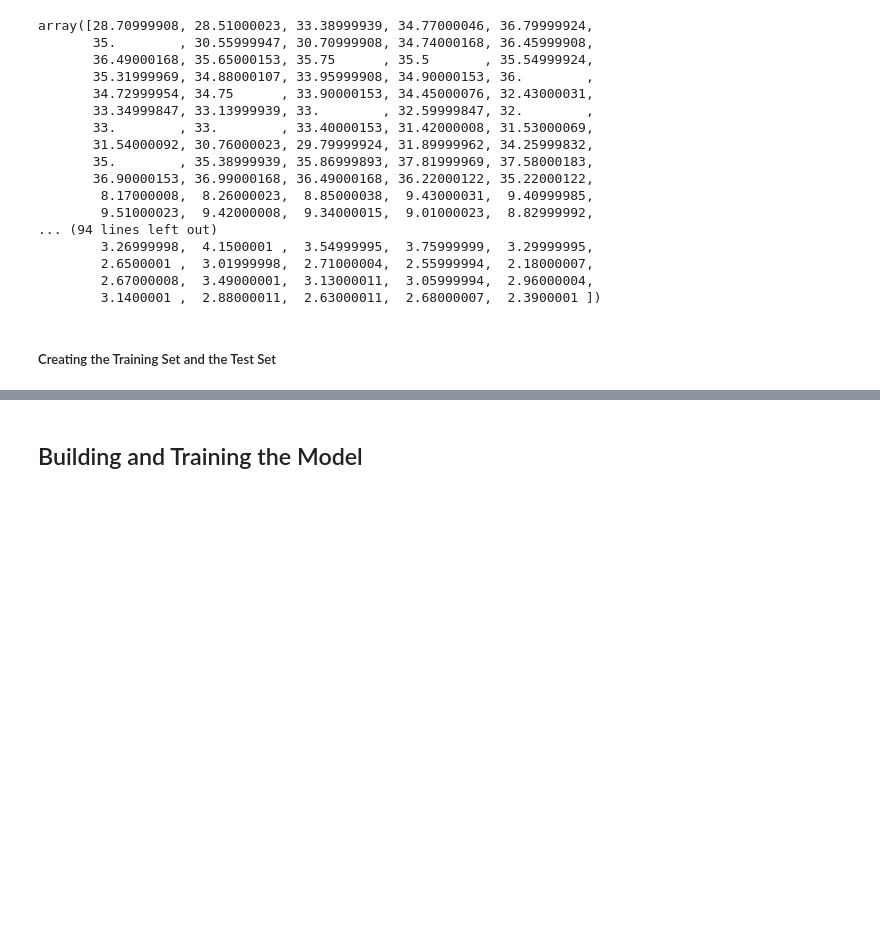
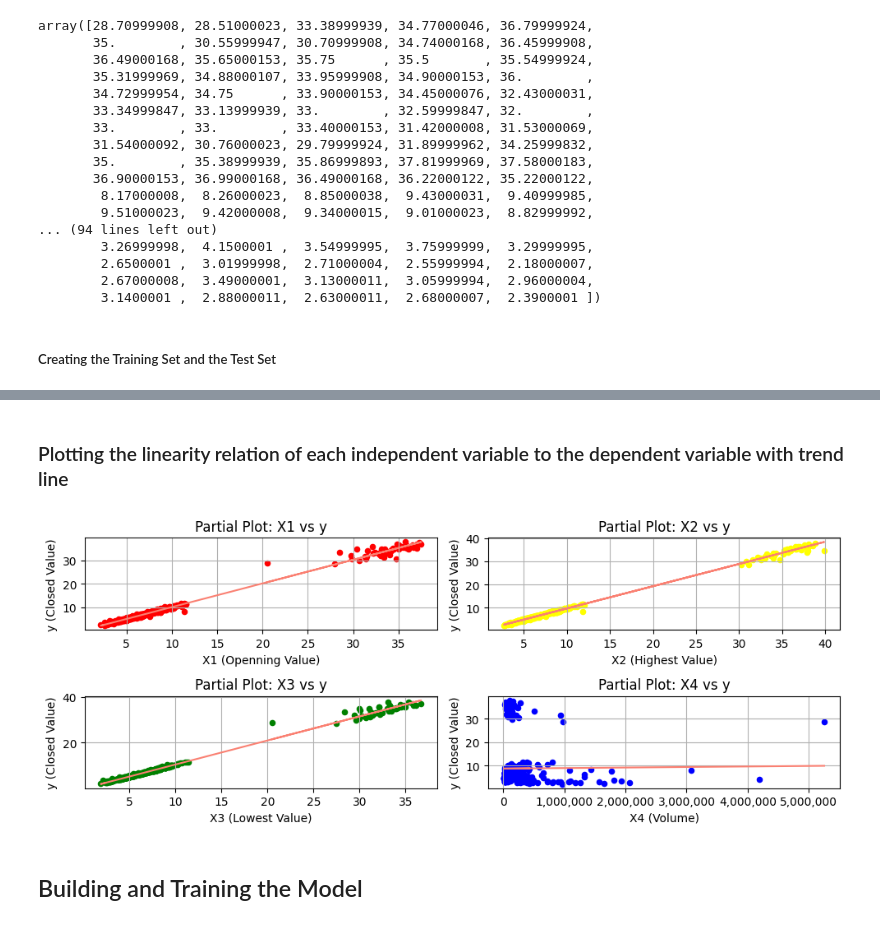
Before and after one commit to Bien21-00590/MeXE402_Midterm_ARNANTE_TOLENTINO, a Jupyter notebook: Linear Regression_Tolentino/Menlo Therapeutics Stock - Linear Regression.ipynb, the cells around one changed output, grey strips where cells are left out. Saved outputs shown, nothing was run; the diff lists cells and outputs as text; code cells hidden in the pictures; blank space fills up the shorter version.

```diff
--- a/Linear Regression_Tolentino/Menlo Therapeutics Stock - Linear Regression.ipynb
+++ b/Linear Regression_Tolentino/Menlo Therapeutics Stock - Linear Regression.ipynb
@@ -204,3 +216,59 @@ array([ 8.97999954,  4.80000019,  7.88000011,  9.67000008,  7.9000001 ,
+# %% [markdown]
+### Plotting the linearity relation of each independent variable to the dependent variable with trend line
+# %%
+X_index1 = X[:,0] # X0 index
+X_index2 = X[:,1] # X1 index
+X_index3 = X[:,2] # X2 index
+X_index4 = X[:,3] # X3 index
+
+# Plottting into 1 image
+
+fig, axs = plt.subplots(2, 2, figsize=(10, 4))
+
+# plot 1
+m, b = np.polyfit(X_index1,y, 1)
+axs[0, 0].scatter(X_index1, y, color='red', label='Openning Value', s = 20)
+axs[0, 0].set_xlabel('X1 (Openning Value)')
+axs[0, 0].set_ylabel('y (Closed Value)')
+axs[0, 0].set_title('Partial Plot: X1 vs y')
+axs[0, 0].plot(X_index1, X_index1 * m + b, color='salmon', label='Trend Line')
+axs[0, 0].grid()
+
+# plot 2
+m, b = np.polyfit(X_index2,y, 1)
+axs[0, 1].scatter(X_index2, y, color='yellow', label='Highest Value', s = 20)
+axs[0, 1].set_xlabel('X2 (Highest Value)')
+axs[0, 1].set_ylabel('y (Closed Value)')
+axs[0, 1].set_title('Partial Plot: X2 vs y')
+axs[0, 1].plot(X_index2, X_index2 * m + b, color='salmon', label='Trend Line')
+axs[0, 1].grid()
+
+# plot 3
+m, b = np.polyfit(X_index3,y, 1)
+axs[1, 0].scatter(X_index3, y, color='green', label='Lowest Value', s = 20)
+axs[1, 0].set_xlabel('X3 (Lowest Value)')
+axs[1, 0].set_ylabel('y (Closed Value)')
+axs[1, 0].set_title('Partial Plot: X3 vs y')
+axs[1, 0].plot(X_index3, X_index3 * m + b, color='salmon', label='Trend Line')
+axs[1, 0].grid()
+
+# plot 4
+m, b = np.polyfit(X_index4,y, 1)
+axs[1, 1].scatter(X_index4, y, color='blue', label=' Volume', s = 20)
+axs[1, 1].set_xlabel('X4 (Volume)')
+axs[1, 1].set_ylabel('y (Closed Value)')
+axs[1, 1].set_title('Partial Plot: X4 vs y')
+axs[1, 1].plot(X_index4, X_index4 * m + b, color='salmon', label='Trend Line')
+plt.gca().xaxis.set_major_formatter(ticker.StrMethodFormatter('{x:,.0f}'))
+axs[1, 1].grid()
+
+# Adjust layout
+plt.tight_layout()
+
+# Display the combined plots
+plt.show()
+# %% [output]
+[figure, added]
 # %% [markdown]
 ## Building and Training the Model
 # %% [markdown]
```
Also changed, not shown: parts of 34 cells of this notebook.
